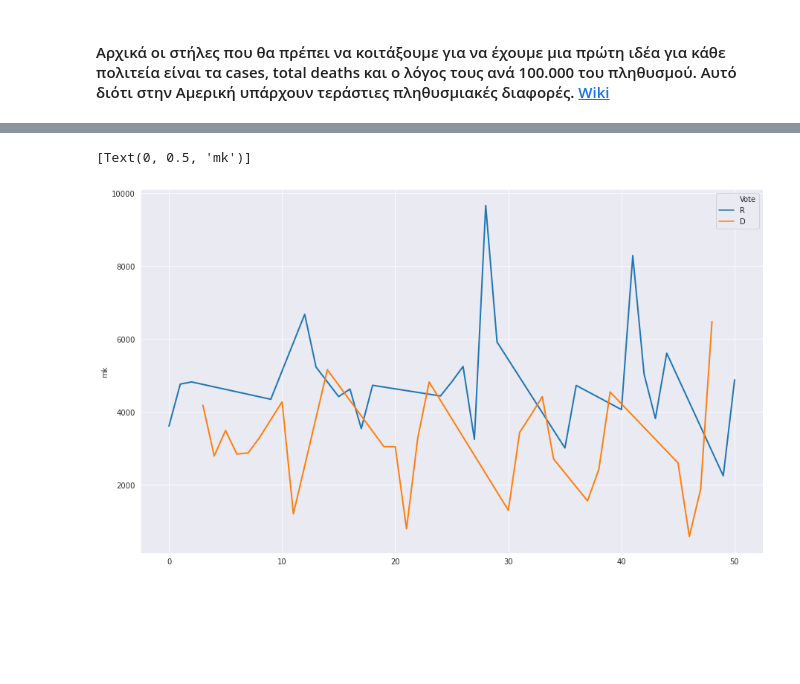
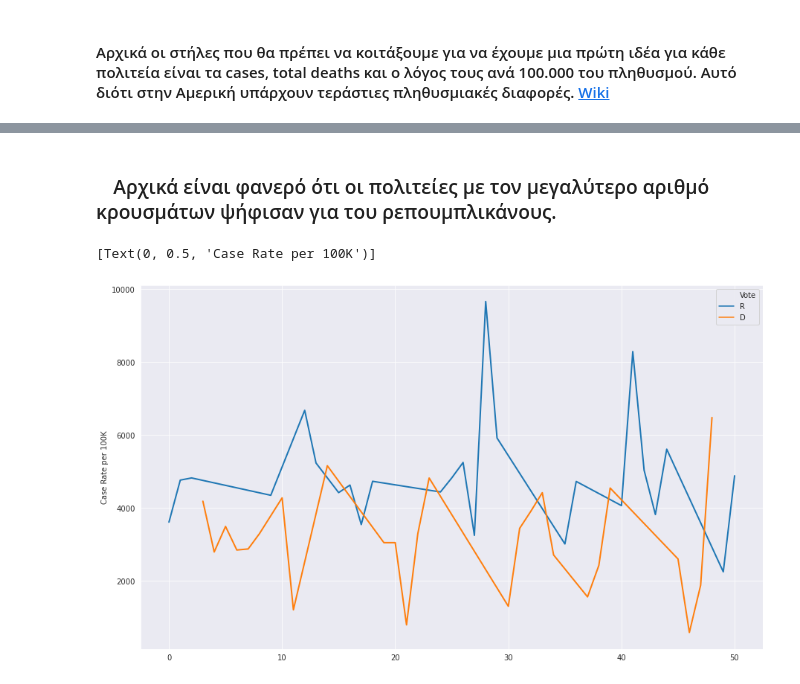
Before and after one commit to lkostakis/data-mining-covid19, a Jupyter notebook: ask4.ipynb, the cells around one changed output, grey strips where cells are left out. Cells and saved outputs as stored; diff of their text form; code cells hidden in the pictures; blank space fills up the shorter version.

```diff
--- a/ask4.ipynb
+++ b/ask4.ipynb
@@ -705,8 +688,10 @@ g.set(ylabel='')
+# %% [markdown]
+### $\;\;\;$Αρχικά είναι φανερό ότι οι πολιτείες με τον μεγαλύτερο αριθμό κρουσμάτων ψήφισαν για του ρεπουμπλικάνους.
 # %%
 fig = plt.figure(figsize=(15,9))
 g = sns.lineplot(data=data, x=data.index.tolist(), hue = data['Vote'],
                  y=data['Case Rate per 100000'].tolist(), sort= False, dashes = False, linewidth = 2)
-g.set(ylabel='mk')
+g.set(ylabel='Case Rate per 100K')
 # %% [output]
-[Text(0, 0.5, 'mk')]
+[Text(0, 0.5, 'Case Rate per 100K')]
-[figure, old version]
+[figure, new version]
```
Also changed, not shown: parts of 19 cells of this notebook.
